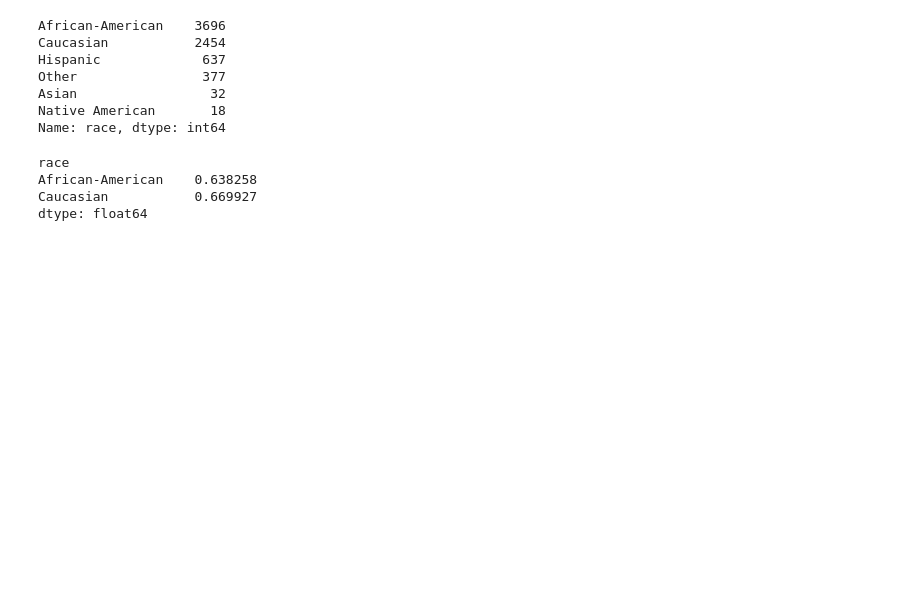
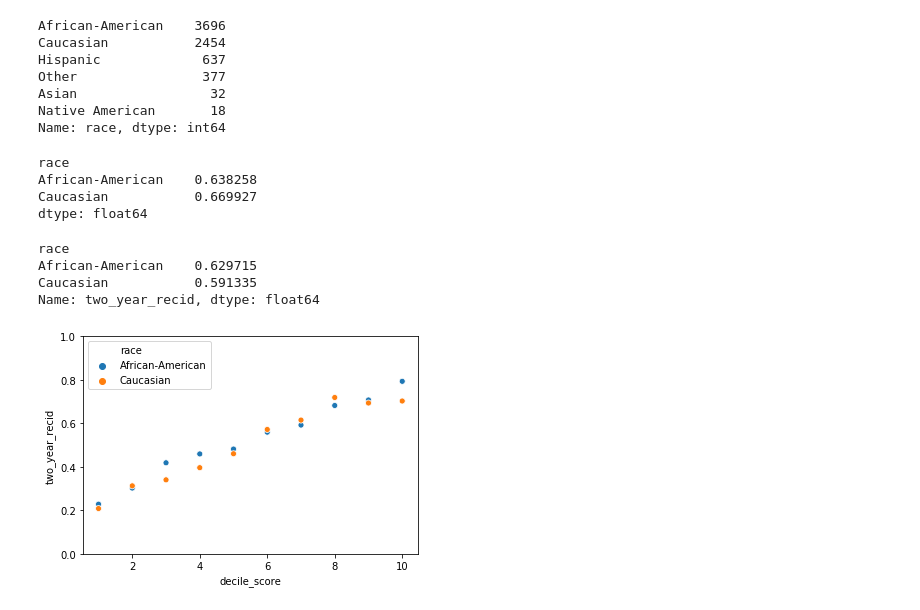
Before and after one commit to jonathancz/ML-Model-Assessing-COMPAS-Algorithm, a Jupyter notebook: main.ipynb, the cells around one changed output. Saved outputs shown, nothing was run; the diff lists cells and outputs as text; code cells hidden in the pictures; blank space fills up the shorter version.

Commit message:
Create a frequency plot

```diff
--- a/main.ipynb
+++ b/main.ipynb
@@ -188,4 +188,19 @@ dtype: float64
 # In other words, we will compute the PPV for each group
 
 # Compute PPV
-df[df['is_med_or_high_risk']]
+df[df['is_med_or_high_risk'] == 1]['two_year_recid'].groupby(df['race']).mean()
+# %% [output]
+race
+African-American    0.629715
+Caucasian           0.591335
+Name: two_year_recid, dtype: float64
+# %%
+# Again, similar but not exact. This is the type of fairness known as 'predictive parity'
+# Let's extend this idea and check whether a defendant with a given score has the same
+# probability of recidivism for the two groups:
+d = pd.DataFrame(df.groupby(['decile_score','race']).agg({'two_year_recid': 'mean'}))
+d = d.reset_index()
+im = sns.scatterplot(data=d, x='decile_score', y='two_year_recid', hue='race');
+im.set(ylim=(0,1));
+# %% [output]
+[figure, added]
```
Also changed, not shown: parts of 2 cells of this notebook.
